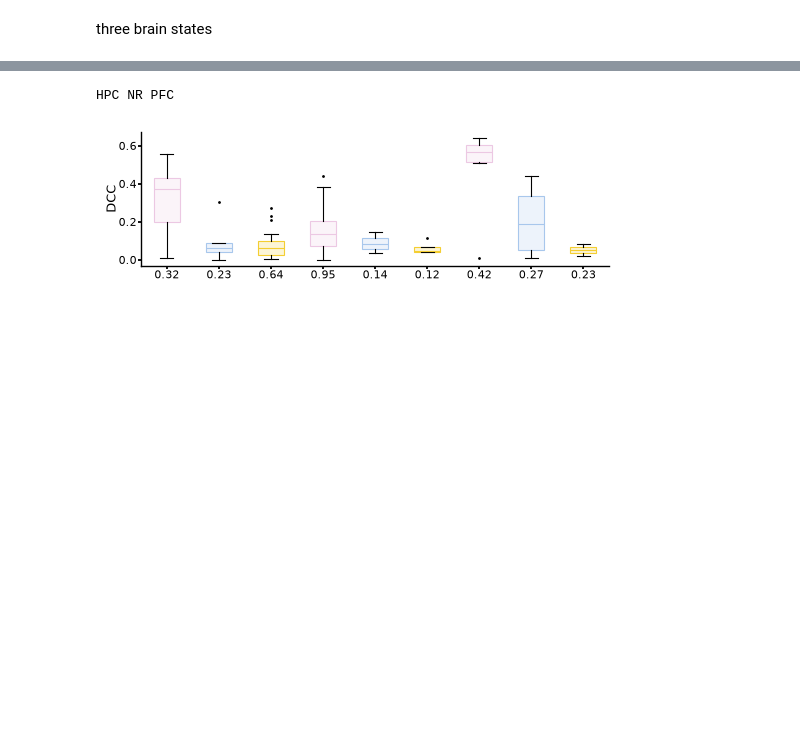
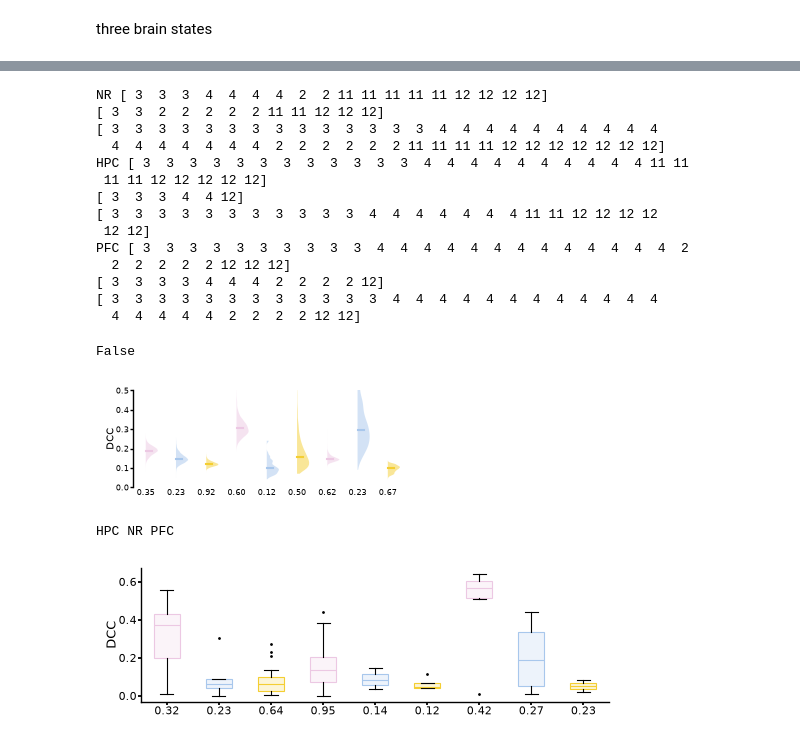
Before and after one commit to pietro-bozzo/NRCode, a Jupyter notebook: Python/Drafts/criticalExponents.ipynb, the cells around one changed output, grey strips where cells are left out. Drawn from its saved outputs; the diff is of its cells as text; code cells hidden in the pictures; blank space fills up the shorter version.

```diff
--- a/Python/Drafts/criticalExponents.ipynb
+++ b/Python/Drafts/criticalExponents.ipynb
@@ -536 +356,44 @@ Batch completed with 5 errors, 2026-09-17 19:44:50.016462
+# %%
+# use holm to find which p-s are signif, use only those to report criticality POSSIBLE INTERPRET: NR is the only to have many sessions crit in ISA! also, it is very non critical in wake
+# MAYBE THIS COME BEFORE OTHER
+fig, ax = fma.plotting.makeFigure(size=(8,3))
+states = fit_cat.state.values
+dcc = []
+label = []
+p_val = []
+boot = []
+for i, r in enumerate(regs):
+    print(r.upper(),end=' ')
+    for j, s in enumerate(states):
+        #_, h = fma.analysis.holmBonferroni(fit_cat.sel(reg=r,state=s,val='p'),return_reject=True)
+        h = fit_cat.sel(reg=r,state=s,val='p').values < 0.05
+        label.append(f'{np.all(h,axis=1).mean():.2f}')
+        print(fit_cat.rat[np.all(h,axis=1)].values)
+        dcc.append(exponents_cat.sel(reg=r,state=s,val='DCC')[np.all(h,axis=1)])
+        b, _ , _ = fma.statistics.hierarchicalBootstrap(dcc[-1], dcc[-1].rat, depth=2)
+        boot.append(b)
+    #b, p , _ = fma.statistics.hierarchicalBootstrap(dcc[0], dcc[0].rat, dcc[1], dcc[1].rat, depth=2, paired=1)
+    #boot.extend([b[:,0,0],b[:,0,1]])
+    #p_val.append([2*i,2*i+1,p[0,-1]])
+fma.plotting.boxPlot(boot, mode='violin', color=isau.paperColors(np.tile(fit_cat.state.values,3).ravel('F')), label=label)
+#fma.plotting.pBar(p_val, x=range(len(regs) * 2))
+ax[0].set(ylabel='DCC', ylim=(0,0.5))
+do_save and fma.plotting.saveFigure(fig,fig_root / 'DCC_states',['png','svg'])
+# %% [output]
+NR [ 3  3  3  4  4  4  4  2  2 11 11 11 11 11 12 12 12 12]
+[ 3  3  2  2  2  2  2 11 11 12 12 12]
+[ 3  3  3  3  3  3  3  3  3  3  3  3  3  3  4  4  4  4  4  4  4  4  4  4
+  4  4  4  4  4  4  4  2  2  2  2  2  2 11 11 11 11 12 12 12 12 12 12 12]
+HPC [ 3  3  3  3  3  3  3  3  3  3  3  3  4  4  4  4  4  4  4  4  4  4 11 11
+ 11 11 12 12 12 12 12]
+[ 3  3  3  4  4 12]
+[ 3  3  3  3  3  3  3  3  3  3  3  4  4  4  4  4  4  4 11 11 12 12 12 12
+ 12 12]
+PFC [ 3  3  3  3  3  3  3  3  3  3  4  4  4  4  4  4  4  4  4  4  4  4  4  2
+  2  2  2  2  2 12 12 12]
+[ 3  3  3  3  4  4  4  2  2  2  2 12]
+[ 3  3  3  3  3  3  3  3  3  3  3  3  4  4  4  4  4  4  4  4  4  4  4  4
+  4  4  4  4  4  2  2  2  2 12 12]
+False
+[figure, added]
 # %%
```
Also changed, not shown: parts of 13 cells of this notebook, 20 other files.
